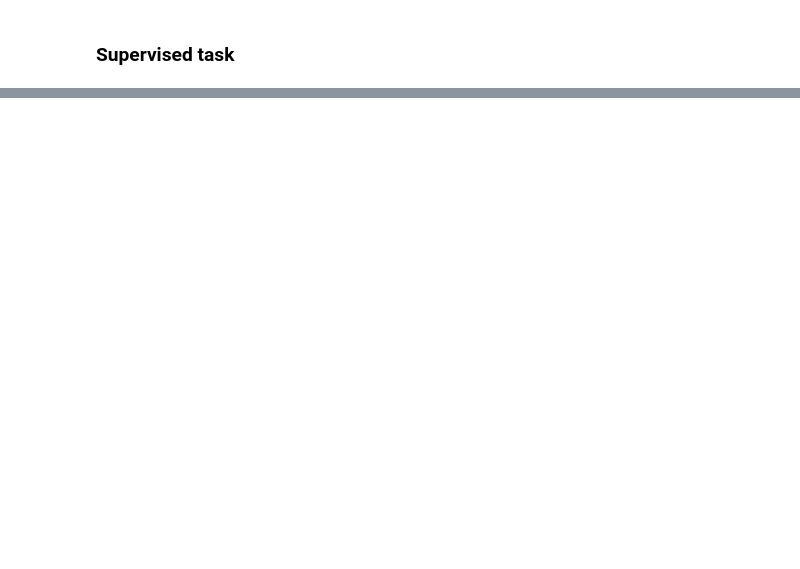
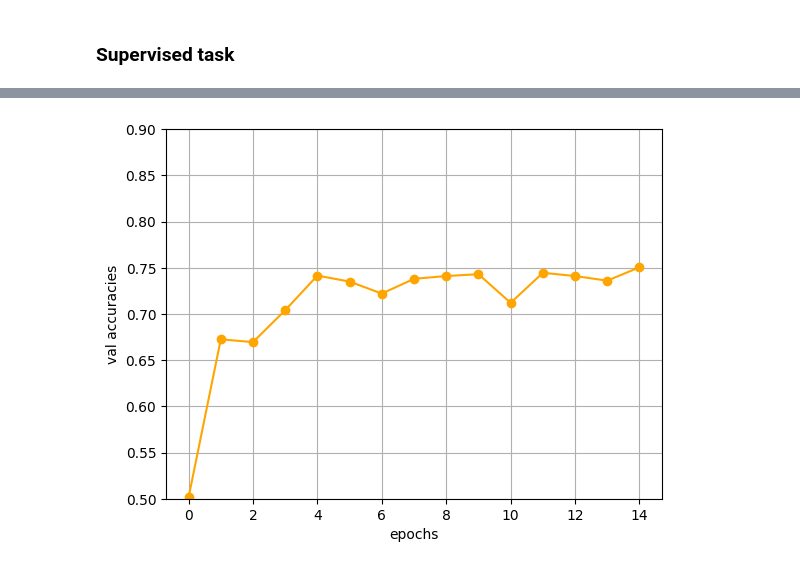
Before and after one commit to emilio-pcrd/altegrad_MVA24, a Jupyter notebook: Lab2/code/ALTEGRAD_2024_transfer_learning.ipynb, the cells around one changed output, grey strips where cells are left out. Cells and saved outputs as stored; diff of their text form; code cells hidden in the pictures; blank space fills up the shorter version.

```diff
--- a/Lab2/code/ALTEGRAD_2024_transfer_learning.ipynb
+++ b/Lab2/code/ALTEGRAD_2024_transfer_learning.ipynb
@@ -205,7 +201,7 @@ class Dataset(Dataset):
         sequence = self.documents[index].split()
         if len(sequence) > self.max_len - 1:
             sequence = sequence[: self.max_len - 1]
-        source_sequence = [self.token2ind.get(word, self.token2ind['<oov>']) for word in sequence] #fill me (constract the input sequence using token2ind, sequence and special tokens)
+        source_sequence = [self.token2ind['<sos>']] + [self.token2ind.get(word, self.token2ind['<oov>']) for word in sequence] #fill me (constract the input sequence using token2ind, sequence and special tokens)
         if self.task == "language_modeling":
             target = source_sequence[1:]
             target.append(self.token2ind["<eos>"])
@@ -286,9 +282,9 @@ def train(
         output = model(input, src_mask) #step 2
         if task == 'classification':
             #last vector only
-            output = output[:,-1] #fill me
+            output = output[-1, :, :] #fill me
         output = output.view(-1, output.shape[-1])
-        target = data[1] #'labels'? #fill me
+        target = data[1] #fill me
         target = target.to(device)
         loss = criterion(output, target) #fill me, Cross entropy check next cells
         loss.backward() #fill me step 3
@@ -583,14 +540,16 @@ def evaluate_accuracy(data_loader):
     running_corrects = 0
     with torch.no_grad():
         for idx, data in enumerate(data_loader):
+            src_mask = model.base.generate_square_subsequent_mask(data[0].size(0)).to(
+            device
+        )
             input = data[0].to(device)
-            output = model(input)
-            _, preds = torch.max(output, dim=1)
+            output = model(input, src_mask) # (2000, b_size, nclasses)
+            preds = output[-1, :, :]
             labels = data[1].to(device)
+            running_corrects += torch.sum(preds.argmax(dim=1) == labels)
 
-            running_corrects += torch.sum(preds == labels)
-
-    epoch_acc = running_corrects.double() / len(data_loader[0])
+    epoch_acc = running_corrects.double() / len(data_loader.dataset)
 
     return epoch_acc
     #to be implemented
@@ -644,0 +620,18 @@ for from_scratch in from_scratch_settings:
+# %%
+#Visualize the accuracy
+import matplotlib.pyplot as plt
+import numpy as np
+
+from_scratch_valid_acc_processed = [acc.cpu().numpy() for acc in from_scratch_valid_acc]
+pretrained_valid_acc_processed = [acc.cpu().numpy() for acc in pretrained_valid_acc]
+# %%
+plt.plot(from_scratch_valid_acc_processed, marker='o', color='orange')
+plt.grid(True)
+plt.xlabel('epochs')
+plt.ylabel('val accuracies')
+plt.ylim(0.5, 0.9)
+plt.savefig("../figures/from_scratch_valaccs.pdf")
+
+plt.show()
+# %% [output]
+[figure, added]
```
Also changed, not shown: parts of 17 cells of this notebook, 18 other files.
